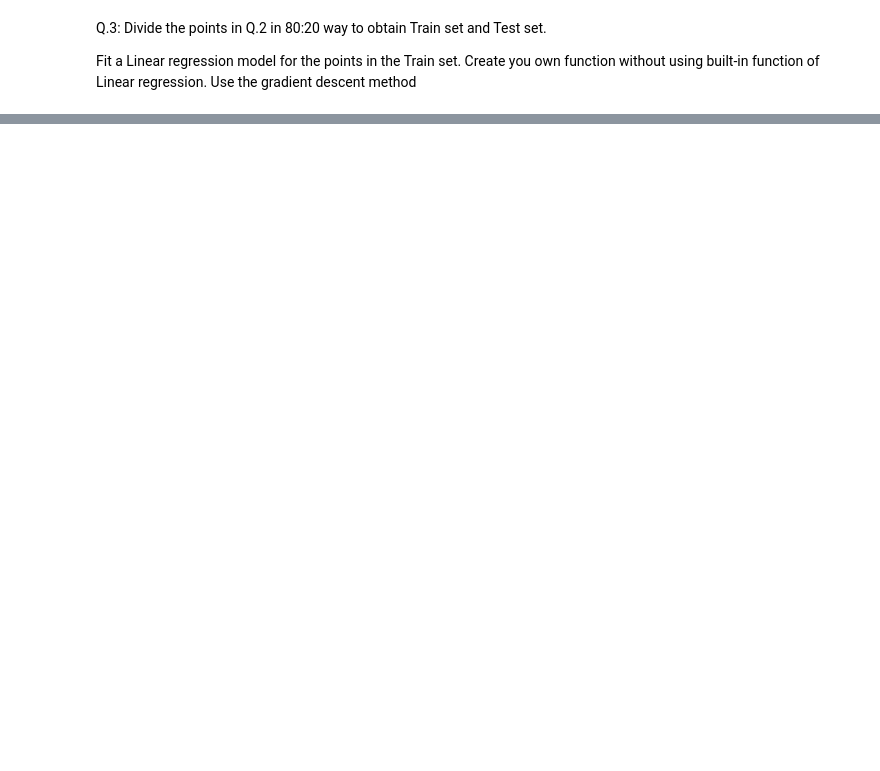
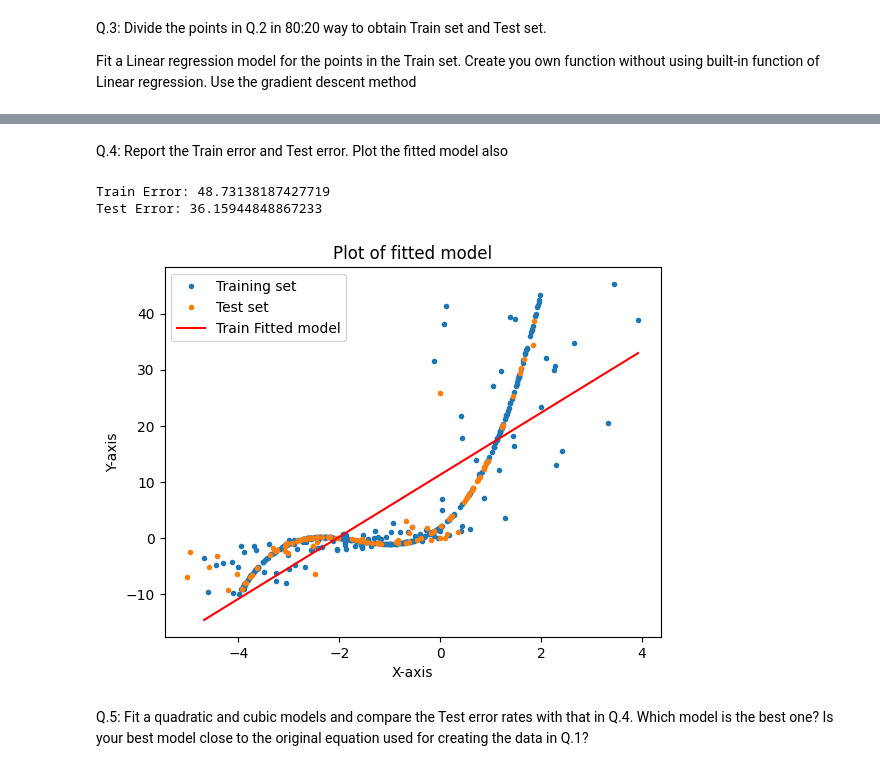
Before and after one commit to pa1kumarCSML/CourseWork, a Jupyter notebook: m220357cs_pavan_data_analytics.ipynb, the cells around one changed output, grey strips where cells are left out. Cells and saved outputs as stored; diff of their text form; code cells hidden in the pictures; blank space fills up the shorter version.

```diff
--- a/m220357cs_pavan_data_analytics.ipynb
+++ b/m220357cs_pavan_data_analytics.ipynb
@@ -132,0 +130,36 @@ array([[-0.244579  , 28.39542677,  1.1048445 , ...,  0.32438996,
+# %% [markdown]
+Q.4: Report the Train error and Test error. Plot the fitted model also
+# %%
+
+X_T = np.array(Test_setx)
+Y_T = np.array(Test_sety)
+
+# Evaluate the model on the train set
+train_mse = (1/len(X)) * sum((Y - Y_pred)**2)
+
+# Evaluate the model on the test set
+Y_Test_Pred = np.zeros(X_T.shape)
+mY,cY=0,0
+Y_Test_Pred, mY, cY = linearRegression(Y_Test_Pred,mY,cY,L,epochs,X_T,Y_T,len(X_T))
+
+test_mse = (1/len(X_T)) * sum((Y_T - Y_Test_Pred)**2)
+
+print("Train Error:", train_mse)
+print("Test Error:", test_mse)
+
+#Plot
+plt.plot(X, Y, '.', label='Training set')
+plt.plot(X_T, Y_T, '.', label='Test set')
+plt.plot([min(X),max(X)],[min(Y_pred),max(Y_pred)],color="red",label='Train Fitted model')
+plt.xlabel('X-axis')
+plt.ylabel('Y-axis')
+plt.title('Plot of fitted model')
+plt.legend()
+plt.show()
+# %% [output]
+Train Error: 48.73138187427719
+Test Error: 36.15944848867233
+[figure, added]
+# %% [markdown]
+Q.5: Fit a quadratic and cubic models and compare the Test error rates with that in Q.4. Which model is
+the best one? Is your best model close to the original equation used for creating the data in Q.1?
```
Also changed, not shown: parts of 11 cells of this notebook, 1 other file.
